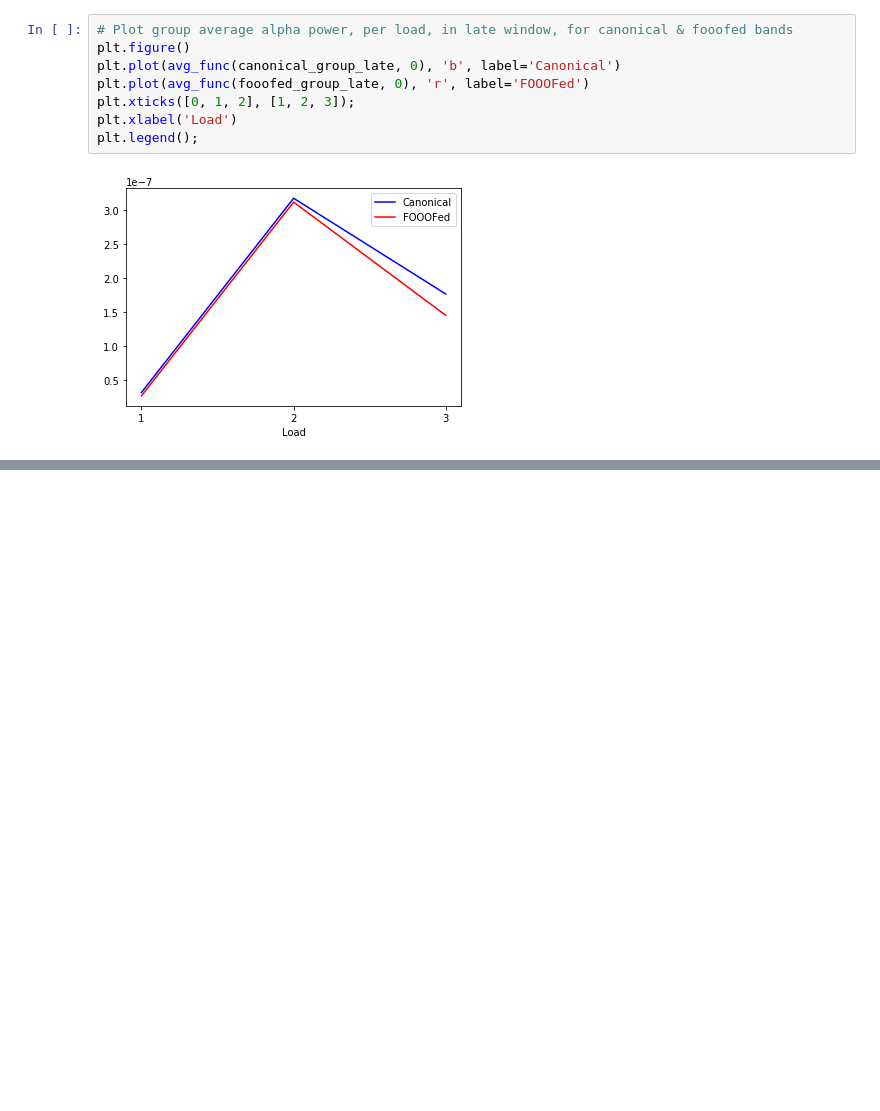
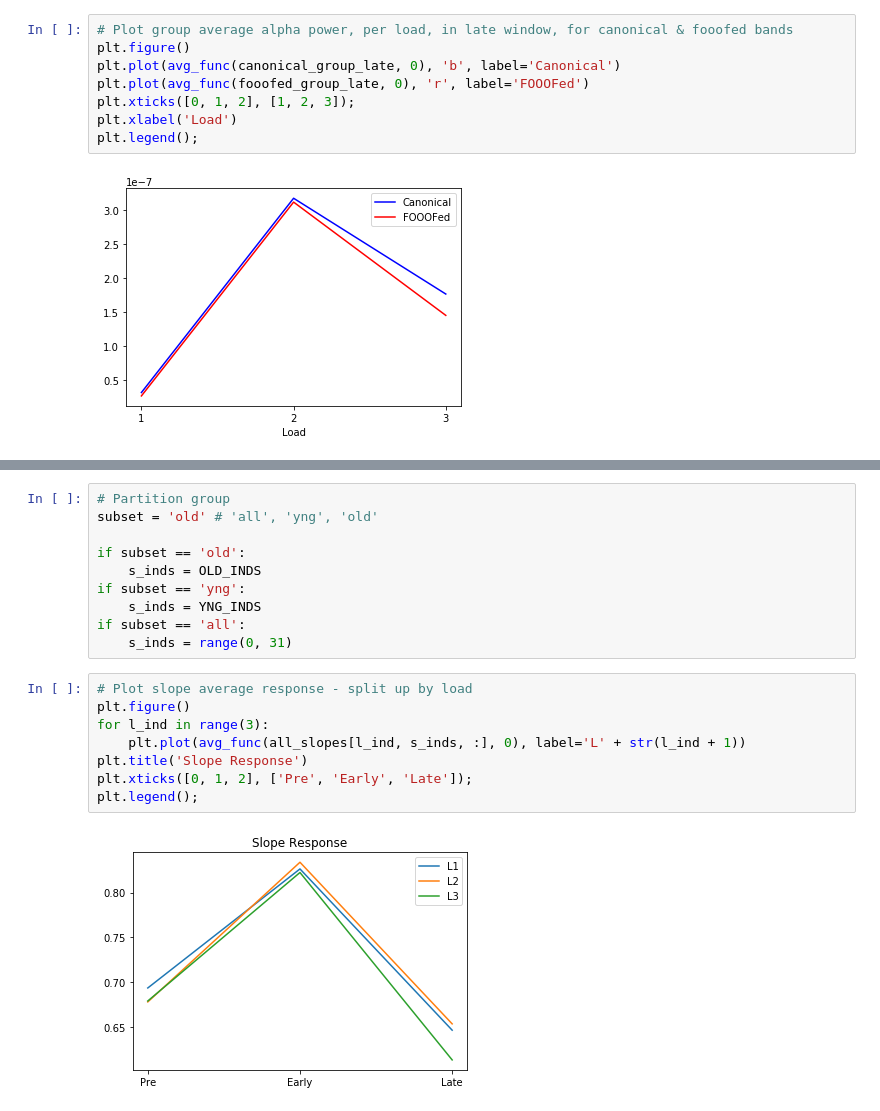
Before and after one commit to TomDonoghue/EEGparam, a Jupyter notebook: notebooks/zOldAnalysis.ipynb, the cells around one changed output, grey strips where cells are left out. Saved outputs shown, nothing was run; the diff lists cells and outputs as text; blank space fills up the shorter version.

```diff
--- a/notebooks/zOldAnalysis.ipynb
+++ b/notebooks/zOldAnalysis.ipynb
@@ -105,0 +164,20 @@ plt.legend();
+# %%
+# Partition group
+subset = 'old' # 'all', 'yng', 'old'
+
+if subset == 'old':
+    s_inds = OLD_INDS
+if subset == 'yng':
+    s_inds = YNG_INDS
+if subset == 'all':
+    s_inds = range(0, 31)
+# %%
+# Plot slope average response - split up by load
+plt.figure()
+for l_ind in range(3):
+    plt.plot(avg_func(all_slopes[l_ind, s_inds, :], 0), label='L' + str(l_ind + 1))
+plt.title('Slope Response')
+plt.xticks([0, 1, 2], ['Pre', 'Early', 'Late']);
+plt.legend();
+# %% [output]
+[figure, added]
```
Also changed, not shown: parts of 19 cells of this notebook, 5 other files.
